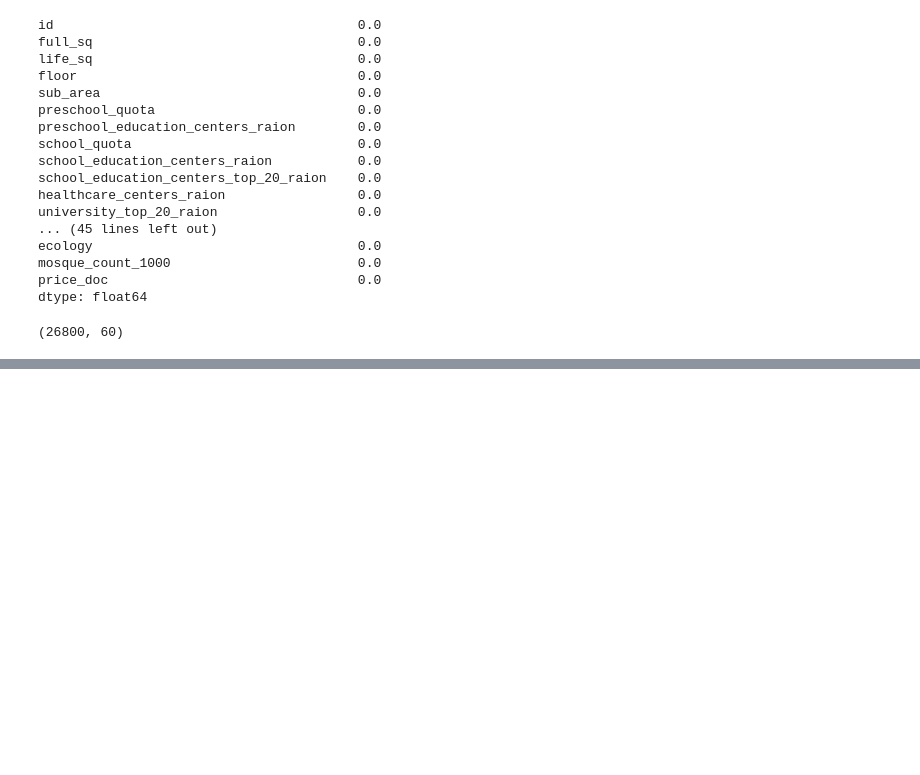
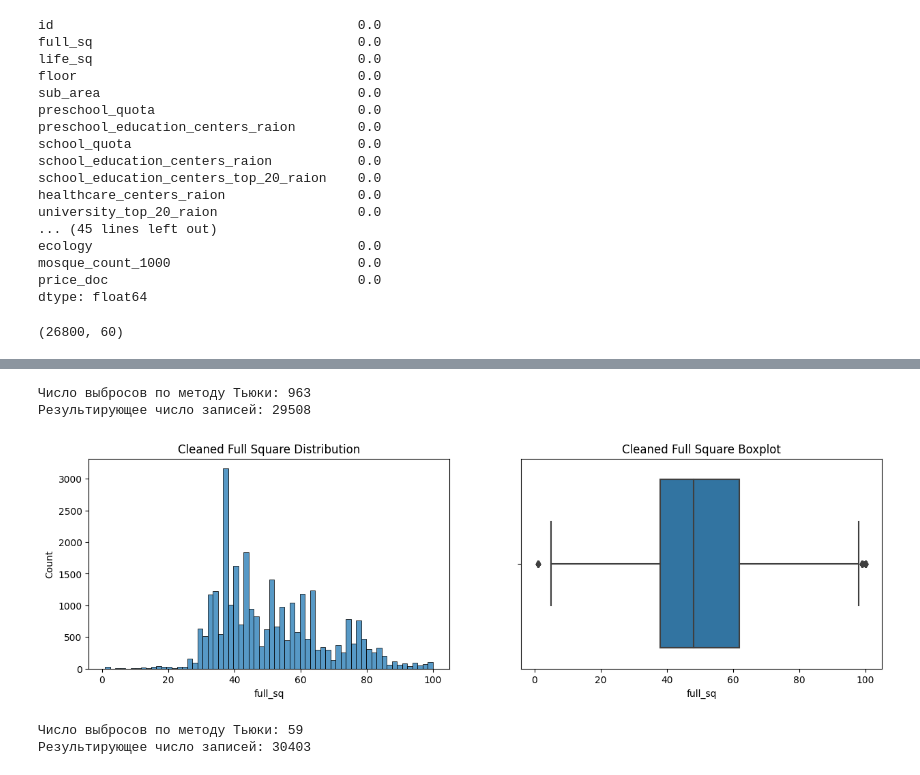
Before and after one commit to Balzhir/sf_game_v2_08.2022, a Jupyter notebook: my_Skillfactory_course/PYTHON-14/PY-14_sber.ipynb, the cells around one changed output, grey strips where cells are left out. Drawn from its saved outputs; the diff is of its cells as text; code cells hidden in the pictures; blank space fills up the shorter version.

```diff
--- a/my_Skillfactory_course/PYTHON-14/PY-14_sber.ipynb
+++ b/my_Skillfactory_course/PYTHON-14/PY-14_sber.ipynb
@@ -281,0 +304,3 @@ print(combine_data.shape)
+# %%
+outliers = sber_data[sber_data['life_sq'] > sber_data['full_sq']]
+print(outliers.shape[0])
@@ -281,0 +309,3 @@ print(combine_data.shape)
+# %%
+cleaned = sber_data.drop(outliers.index, axis=0)
+print(f'Результирующее число записей: {cleaned.shape[0]}')
@@ -281,0 +340,25 @@ print(combine_data.shape)
+# %%
+def outliers_iqr(data, feature):
+    x = data[feature]
+    quartile_1, quartile_3 = x.quantile(0.25), x.quantile(0.75),
+    iqr = quartile_3 - quartile_1
+    lower_bound = quartile_1 - (iqr * 1.5)
+    upper_bound = quartile_3 + (iqr * 1.5)
+    outliers = data[(x<lower_bound) | (x > upper_bound)]
+    cleaned = data[(x>lower_bound) & (x < upper_bound)]
+    return outliers, cleaned
+# %%
+outliers, cleaned = outliers_iqr(sber_data, 'full_sq')
+print(f'Число выбросов по методу Тьюки: {outliers.shape[0]}')
+print(f'Результирующее число записей: {cleaned.shape[0]}')
+# %% [output]
+Число выбросов по методу Тьюки: 963
+Результирующее число записей: 29508
+# %%
+fig, axes = plt.subplots(nrows=1, ncols=2, figsize=(15, 4))
+histplot = sns.histplot(data=cleaned, x='full_sq', ax=axes[0]);
+histplot.set_title('Cleaned Full Square Distribution');
+boxplot = sns.boxplot(data=cleaned, x='full_sq', ax=axes[1]);
+boxplot.set_title('Cleaned Full Square Boxplot');
+# %% [output]
+[figure, added]
@@ -281,0 +375,7 @@ print(combine_data.shape)
+# %%
+outliers, cleaned = outliers_iqr_mod(sber_data, 'full_sq', left=1, right=6)
+print(f'Число выбросов по методу Тьюки: {outliers.shape[0]}')
+print(f'Результирующее число записей: {cleaned.shape[0]}')
+# %% [output]
+Число выбросов по методу Тьюки: 59
+Результирующее число записей: 30403
```
Also changed, not shown: parts of 15 cells of this notebook.
